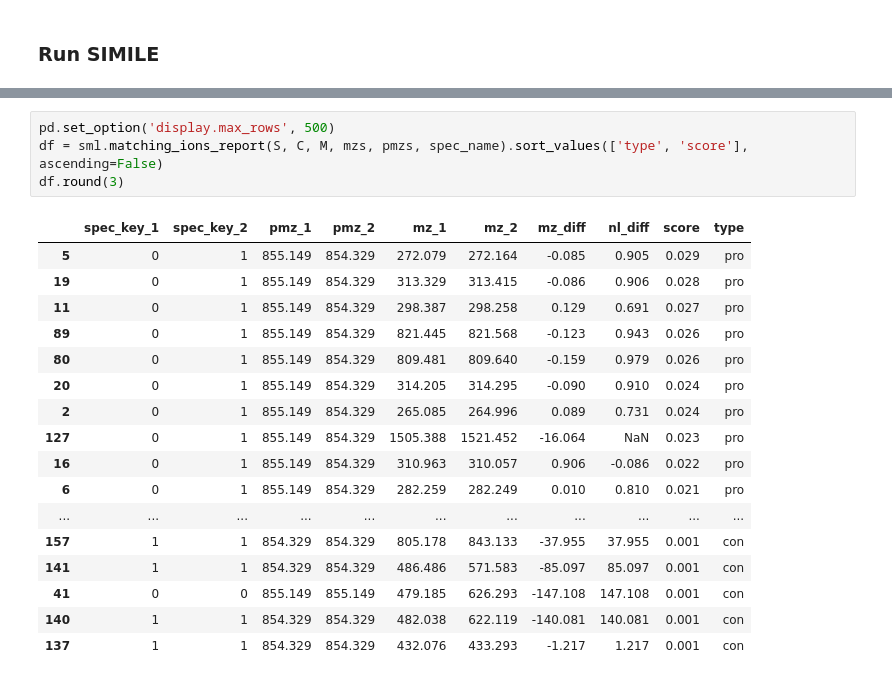
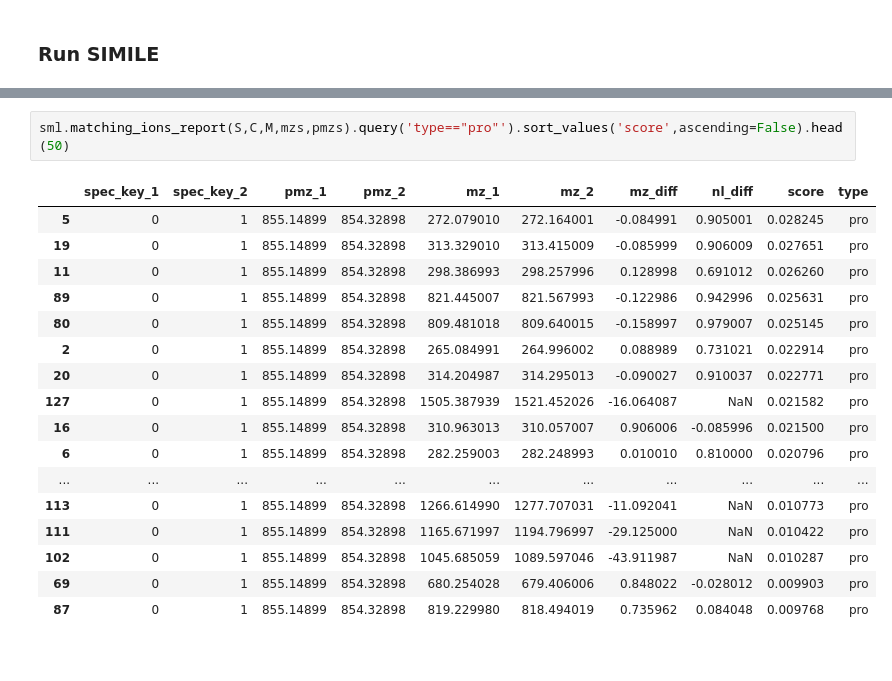
Before and after one commit to biorack/simile, a Jupyter notebook: simile-example.ipynb, the cells around one changed output, grey strips where cells are left out. Saved outputs shown, nothing was run; the diff lists cells and outputs as text.

```diff
--- a/simile-example.ipynb
+++ b/simile-example.ipynb
@@ -171,22 +184,20 @@ Scores: (0.41265069675101385, 0.6649852842811574), P-value: 3e-06, Matches: (124
-# %%
-pd.set_option('display.max_rows', 500)
-df = sml.matching_ions_report(S, C, M, mzs, pmzs, spec_name).sort_values(['type', 'score'], ascending=False)
-df.round(3)
-# %% [output]
-|  | spec_key_1 | spec_key_2 | pmz_1 | pmz_2 | mz_1 | mz_2 | mz_diff | nl_diff | score | type |
-| 5 | 0 | 1 | 855.149 | 854.329 | 272.079 | 272.164 | -0.085 | 0.905 | 0.029 | pro |
-| 19 | 0 | 1 | 855.149 | 854.329 | 313.329 | 313.415 | -0.086 | 0.906 | 0.028 | pro |
-| 11 | 0 | 1 | 855.149 | 854.329 | 298.387 | 298.258 | 0.129 | 0.691 | 0.027 | pro |
-| 89 | 0 | 1 | 855.149 | 854.329 | 821.445 | 821.568 | -0.123 | 0.943 | 0.026 | pro |
-| 80 | 0 | 1 | 855.149 | 854.329 | 809.481 | 809.640 | -0.159 | 0.979 | 0.026 | pro |
-| 20 | 0 | 1 | 855.149 | 854.329 | 314.205 | 314.295 | -0.090 | 0.910 | 0.024 | pro |
-| 2 | 0 | 1 | 855.149 | 854.329 | 265.085 | 264.996 | 0.089 | 0.731 | 0.024 | pro |
-| 127 | 0 | 1 | 855.149 | 854.329 | 1505.388 | 1521.452 | -16.064 | NaN | 0.023 | pro |
-| 16 | 0 | 1 | 855.149 | 854.329 | 310.963 | 310.057 | 0.906 | -0.086 | 0.022 | pro |
-| 6 | 0 | 1 | 855.149 | 854.329 | 282.259 | 282.249 | 0.010 | 0.810 | 0.021 | pro |
-| ... | ... | ... | ... | ... | ... | ... | ... | ... | ... | ... |
-| 157 | 1 | 1 | 854.329 | 854.329 | 805.178 | 843.133 | -37.955 | 37.955 | 0.001 | con |
-| 141 | 1 | 1 | 854.329 | 854.329 | 486.486 | 571.583 | -85.097 | 85.097 | 0.001 | con |
-| 41 | 0 | 0 | 855.149 | 855.149 | 479.185 | 626.293 | -147.108 | 147.108 | 0.001 | con |
-| 140 | 1 | 1 | 854.329 | 854.329 | 482.038 | 622.119 | -140.081 | 140.081 | 0.001 | con |
-| 137 | 1 | 1 | 854.329 | 854.329 | 432.076 | 433.293 | -1.217 | 1.217 | 0.001 | con |
+# %%
+sml.matching_ions_report(S,C,M,mzs,pmzs).query('type=="pro"').sort_values('score',ascending=False).head(50)
+# %% [output]
+|  | spec_key_1 | spec_key_2 | pmz_1 | pmz_2 | mz_1 | mz_2 | mz_diff | nl_diff | score | type |
+| 5 | 0 | 1 | 855.14899 | 854.32898 | 272.079010 | 272.164001 | -0.084991 | 0.905001 | 0.028245 | pro |
+| 19 | 0 | 1 | 855.14899 | 854.32898 | 313.329010 | 313.415009 | -0.085999 | 0.906009 | 0.027651 | pro |
+| 11 | 0 | 1 | 855.14899 | 854.32898 | 298.386993 | 298.257996 | 0.128998 | 0.691012 | 0.026260 | pro |
+| 89 | 0 | 1 | 855.14899 | 854.32898 | 821.445007 | 821.567993 | -0.122986 | 0.942996 | 0.025631 | pro |
+| 80 | 0 | 1 | 855.14899 | 854.32898 | 809.481018 | 809.640015 | -0.158997 | 0.979007 | 0.025145 | pro |
+| 2 | 0 | 1 | 855.14899 | 854.32898 | 265.084991 | 264.996002 | 0.088989 | 0.731021 | 0.022914 | pro |
+| 20 | 0 | 1 | 855.14899 | 854.32898 | 314.204987 | 314.295013 | -0.090027 | 0.910037 | 0.022771 | pro |
+| 127 | 0 | 1 | 855.14899 | 854.32898 | 1505.387939 | 1521.452026 | -16.064087 | NaN | 0.021582 | pro |
+| 16 | 0 | 1 | 855.14899 | 854.32898 | 310.963013 | 310.057007 | 0.906006 | -0.085996 | 0.021500 | pro |
+| 6 | 0 | 1 | 855.14899 | 854.32898 | 282.259003 | 282.248993 | 0.010010 | 0.810000 | 0.020796 | pro |
+| ... | ... | ... | ... | ... | ... | ... | ... | ... | ... | ... |
+| 113 | 0 | 1 | 855.14899 | 854.32898 | 1266.614990 | 1277.707031 | -11.092041 | NaN | 0.010773 | pro |
+| 111 | 0 | 1 | 855.14899 | 854.32898 | 1165.671997 | 1194.796997 | -29.125000 | NaN | 0.010422 | pro |
+| 102 | 0 | 1 | 855.14899 | 854.32898 | 1045.685059 | 1089.597046 | -43.911987 | NaN | 0.010287 | pro |
+| 69 | 0 | 1 | 855.14899 | 854.32898 | 680.254028 | 679.406006 | 0.848022 | -0.028012 | 0.009903 | pro |
+| 87 | 0 | 1 | 855.14899 | 854.32898 | 819.229980 | 818.494019 | 0.735962 | 0.084048 | 0.009768 | pro |
```
Also changed, not shown: parts of 6 cells of this notebook.
